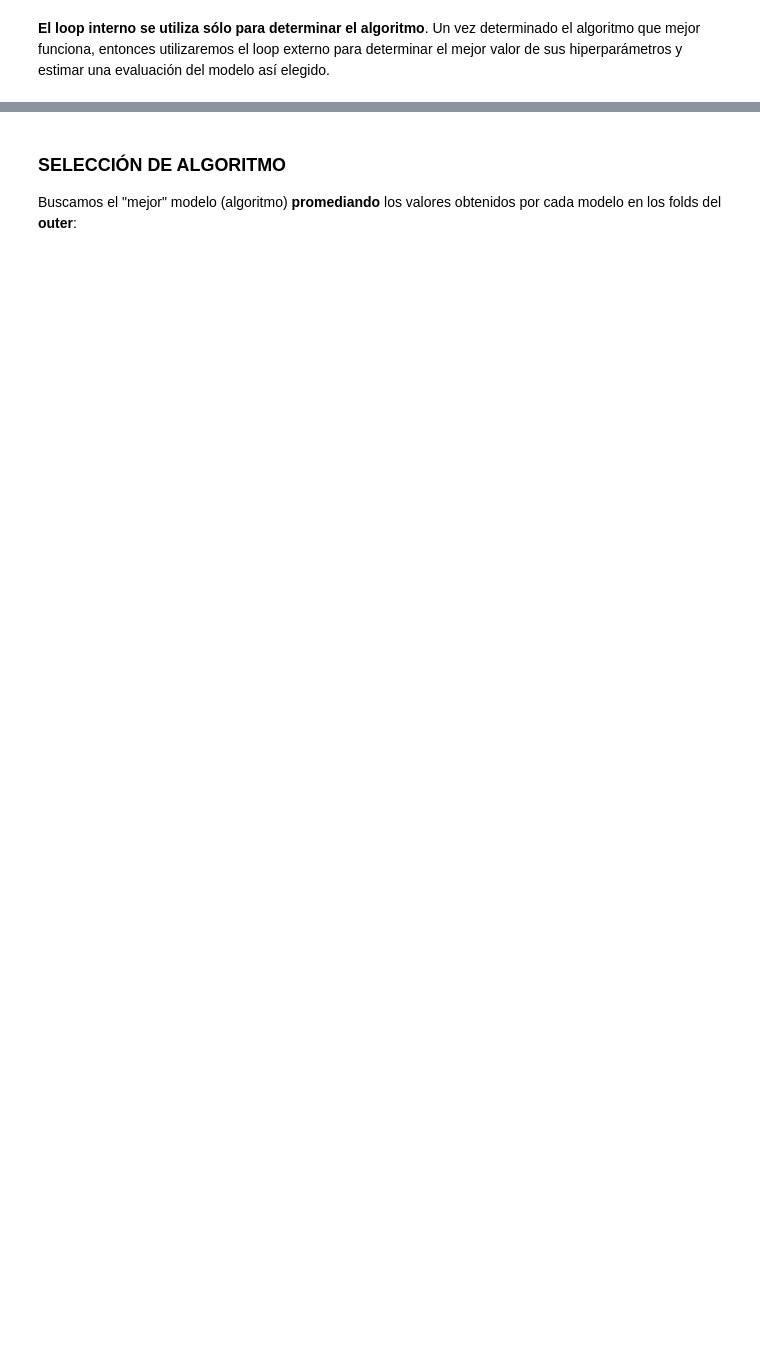
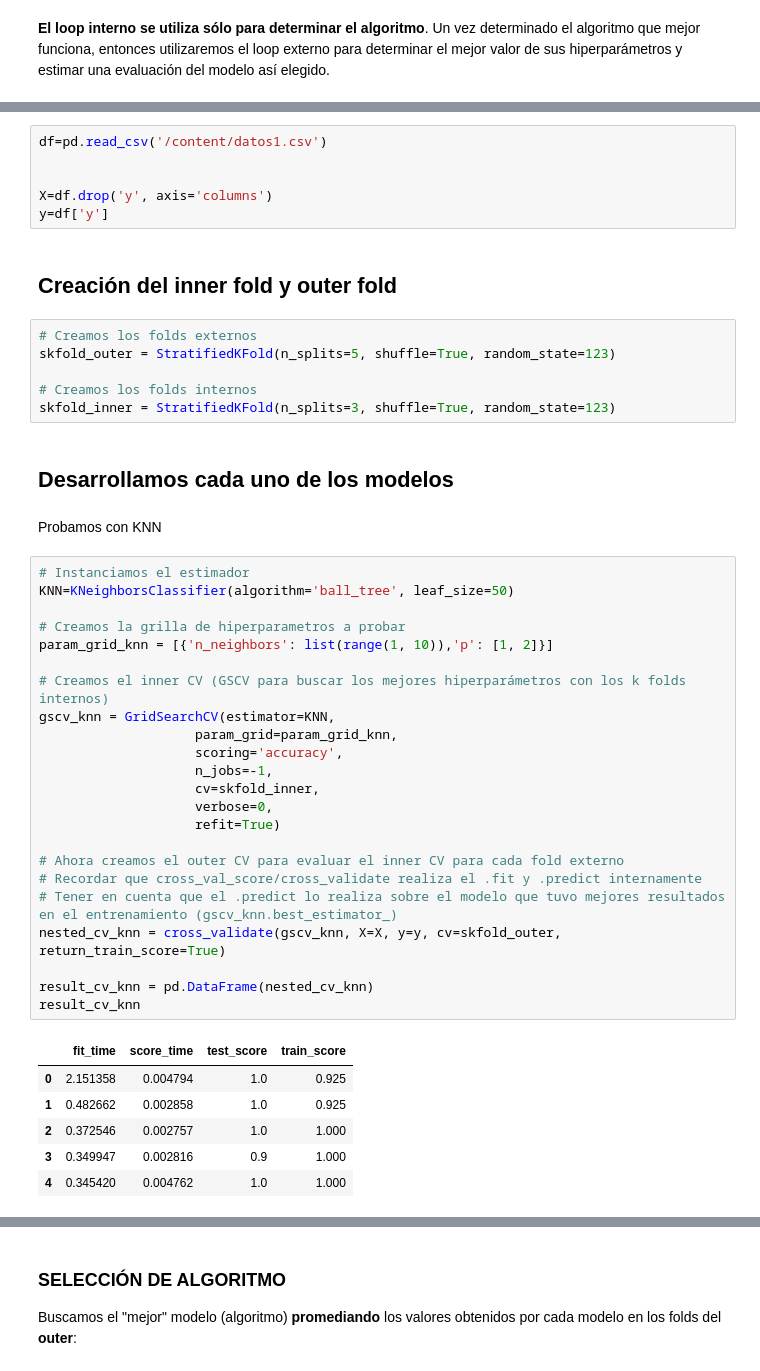
Before and after one commit to Fonteeres/IA_Ciencia_Datos, a Jupyter notebook: Semestre 4/Aprendizaje Automatico 2/Situaciones Profesionales/SP03_CrossValidation/SP03_CrossValidation_04_nested_01.ipynb, the cells around one changed output, grey strips where cells are left out. Saved outputs shown, nothing was run; the diff lists cells and outputs as text; blank space fills up the shorter version.

```diff
--- a/Semestre 4/Aprendizaje Automatico 2/Situaciones Profesionales/SP03_CrossValidation/SP03_CrossValidation_04_nested_01.ipynb
+++ b/Semestre 4/Aprendizaje Automatico 2/Situaciones Profesionales/SP03_CrossValidation/SP03_CrossValidation_04_nested_01.ipynb
@@ -162,0 +35,48 @@ RIDGE | fold:  5  | inner ACC 88.88% | outer ACC 90.38%
+# %%
+df=pd.read_csv('/content/datos1.csv')
+
+
+X=df.drop('y', axis='columns')
+y=df['y']
+# %% [markdown]
+## Creación del inner fold y outer fold
+# %%
+# Creamos los folds externos
+skfold_outer = StratifiedKFold(n_splits=5, shuffle=True, random_state=123)
+
+# Creamos los folds internos
+skfold_inner = StratifiedKFold(n_splits=3, shuffle=True, random_state=123)
+# %% [markdown]
+## Desarrollamos cada uno de los modelos
+# %% [markdown]
+Probamos con KNN
+# %%
+# Instanciamos el estimador
+KNN=KNeighborsClassifier(algorithm='ball_tree', leaf_size=50)
+
+# Creamos la grilla de hiperparametros a probar
+param_grid_knn = [{'n_neighbors': list(range(1, 10)),'p': [1, 2]}]
+
+# Creamos el inner CV (GSCV para buscar los mejores hiperparámetros con los k folds internos)
+gscv_knn = GridSearchCV(estimator=KNN,
+                    param_grid=param_grid_knn,
+                    scoring='accuracy',
+                    n_jobs=-1,
+                    cv=skfold_inner,
+                    verbose=0,
+                    refit=True)
+
+# Ahora creamos el outer CV para evaluar el inner CV para cada fold externo
+# Recordar que cross_val_score/cross_validate realiza el .fit y .predict internamente
+# Tener en cuenta que el .predict lo realiza sobre el modelo que tuvo mejores resultados en el entrenamiento (gscv_knn.best_estimator_)
+nested_cv_knn = cross_validate(gscv_knn, X=X, y=y, cv=skfold_outer, return_train_score=True)
+
+result_cv_knn = pd.DataFrame(nested_cv_knn)
+result_cv_knn
+# %% [output]
+|  | fit_time | score_time | test_score | train_score |
+| 0 | 2.151358 | 0.004794 | 1.0 | 0.925 |
+| 1 | 0.482662 | 0.002858 | 1.0 | 0.925 |
+| 2 | 0.372546 | 0.002757 | 1.0 | 1.000 |
+| 3 | 0.349947 | 0.002816 | 0.9 | 1.000 |
+| 4 | 0.345420 | 0.004762 | 1.0 | 1.000 |
```
Also changed, not shown: parts of 28 cells of this notebook, 3 other files.
